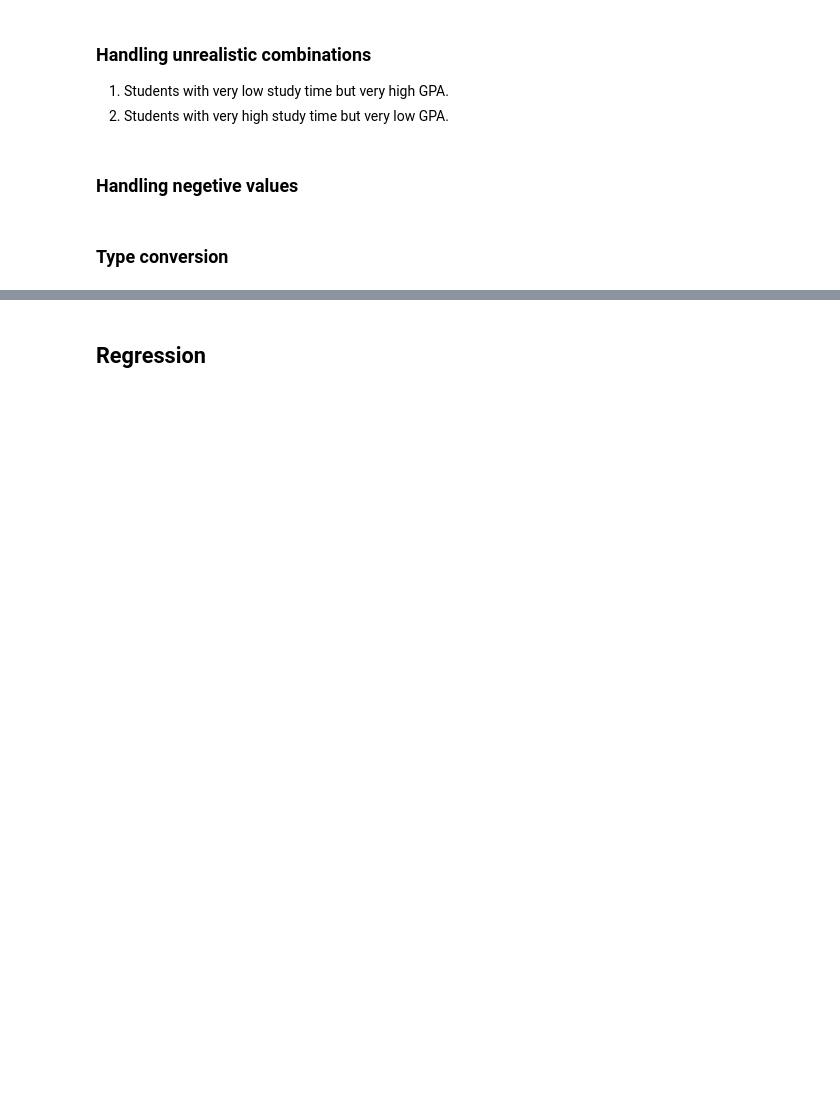
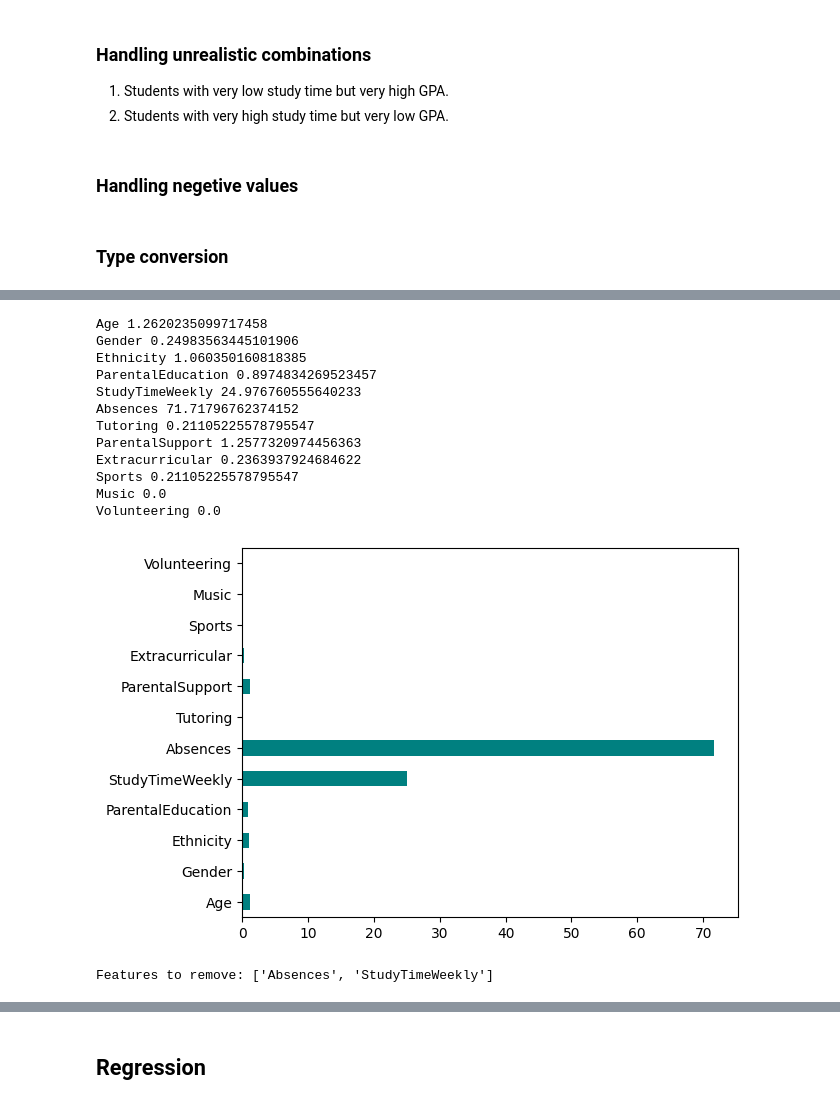
Before and after one commit to ahnayef/Code-Practice, a Jupyter notebook: Codes/ML/Project/Grade.ipynb, the cells around one changed output, grey strips where cells are left out. Saved outputs shown, nothing was run; the diff lists cells and outputs as text; code cells hidden in the pictures; blank space fills up the shorter version.

```diff
--- a/Codes/ML/Project/Grade.ipynb
+++ b/Codes/ML/Project/Grade.ipynb
@@ -235,0 +285,32 @@ Selected features: ['Ethnicity', 'ParentalEducation', 'StudyTimeWeekly', 'Absenc
+# %%
+from sklearn.feature_selection import VarianceThreshold
+
+vt = VarianceThreshold(threshold=0.01)
+vt.fit(X)
+
+for col, score in zip(X.columns, vt.variances_):
+    print(col, score)
+
+pd.Series(vt.variances_, X.columns).plot(kind='barh', color='teal')
+plt.show()
+
+# Select 2 features to remove with sort and slice
+variances_series = pd.Series(vt.variances_, index=X.columns)
+variances_sorted = variances_series.sort_values(ascending=False)
+features_to_remove = variances_sorted.index[:2].tolist()
+print("Features to remove:", features_to_remove)
+# %% [output]
+Age 1.2620235099717458
+Gender 0.24983563445101906
+Ethnicity 1.060350160818385
+ParentalEducation 0.8974834269523457
+StudyTimeWeekly 24.976760555640233
+Absences 71.71796762374152
+Tutoring 0.21105225578795547
+ParentalSupport 1.2577320974456363
+Extracurricular 0.2363937924684622
+Sports 0.21105225578795547
+Music 0.0
+Volunteering 0.0
+[figure, added]
+Features to remove: ['Absences', 'StudyTimeWeekly']
```
Also changed, not shown: parts of 27 cells of this notebook, 4 other files.
